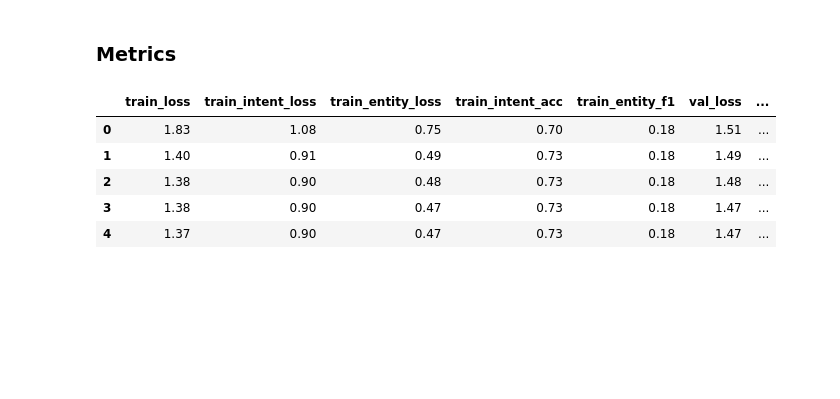
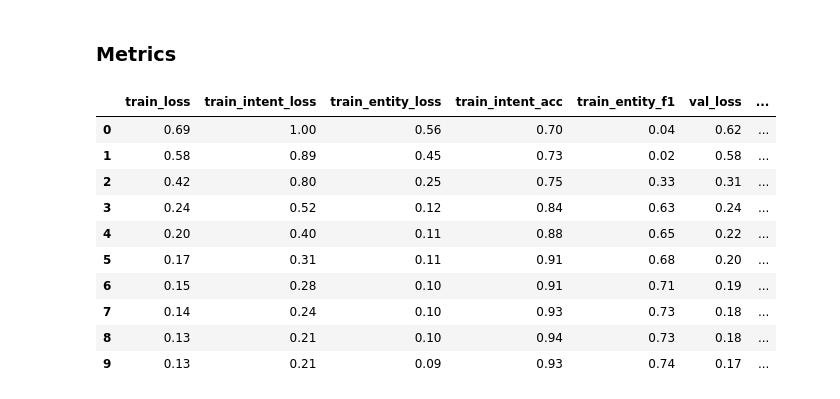
Before and after one commit to Biswajit-Banerjee/multi_task_nlp, a Jupyter notebook: main.ipynb, the cells around one changed output. Drawn from its saved outputs; the diff is of its cells as text; code cells hidden in the pictures; blank space fills up the shorter version.

```diff
--- a/main.ipynb
+++ b/main.ipynb
@@ -131,4 +210,5 @@ torch.Size([1, 128])
 # %%
+encoder =  Encoder("custom", 512).to(device)
 model = Model(encoder).to(device)
 # %%
-metrics = train_model(train_ds, val_ds, model, epochs=5)
+custom_metrics = train_model(train_ds, val_ds, model, epochs=10)
@@ -139,15 +234,20 @@ metrics = train_model(train_ds, val_ds, model, epochs=5)
 # %% [markdown]
 ### Metrics
 # %%
-df = pd.DataFrame(metrics)
+df = pd.DataFrame(custom_metrics)
 df.round(2)
 # %% [output]
 |  | train_loss | train_intent_loss | train_entity_loss | train_intent_acc | train_entity_f1 | val_loss | ... |
-| 0 | 1.83 | 1.08 | 0.75 | 0.70 | 0.18 | 1.51 | ... |
-| 1 | 1.40 | 0.91 | 0.49 | 0.73 | 0.18 | 1.49 | ... |
-| 2 | 1.38 | 0.90 | 0.48 | 0.73 | 0.18 | 1.48 | ... |
-| 3 | 1.38 | 0.90 | 0.47 | 0.73 | 0.18 | 1.47 | ... |
-| 4 | 1.37 | 0.90 | 0.47 | 0.73 | 0.18 | 1.47 | ... |
+| 0 | 0.69 | 1.00 | 0.56 | 0.70 | 0.04 | 0.62 | ... |
+| 1 | 0.58 | 0.89 | 0.45 | 0.73 | 0.02 | 0.58 | ... |
+| 2 | 0.42 | 0.80 | 0.25 | 0.75 | 0.33 | 0.31 | ... |
+| 3 | 0.24 | 0.52 | 0.12 | 0.84 | 0.63 | 0.24 | ... |
+| 4 | 0.20 | 0.40 | 0.11 | 0.88 | 0.65 | 0.22 | ... |
+| 5 | 0.17 | 0.31 | 0.11 | 0.91 | 0.68 | 0.20 | ... |
+| 6 | 0.15 | 0.28 | 0.10 | 0.91 | 0.71 | 0.19 | ... |
+| 7 | 0.14 | 0.24 | 0.10 | 0.93 | 0.73 | 0.18 | ... |
+| 8 | 0.13 | 0.21 | 0.10 | 0.94 | 0.73 | 0.18 | ... |
+| 9 | 0.13 | 0.21 | 0.09 | 0.93 | 0.74 | 0.17 | ... |
 # %%
 
 plot_metrics(metrics)
```
Also changed, not shown: parts of 13 cells of this notebook.
